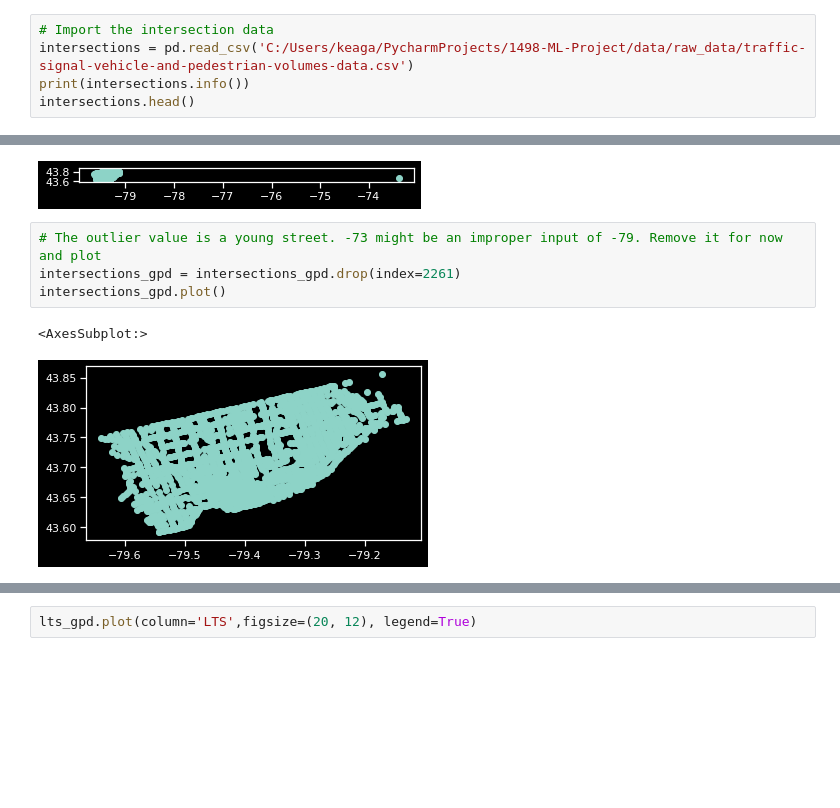
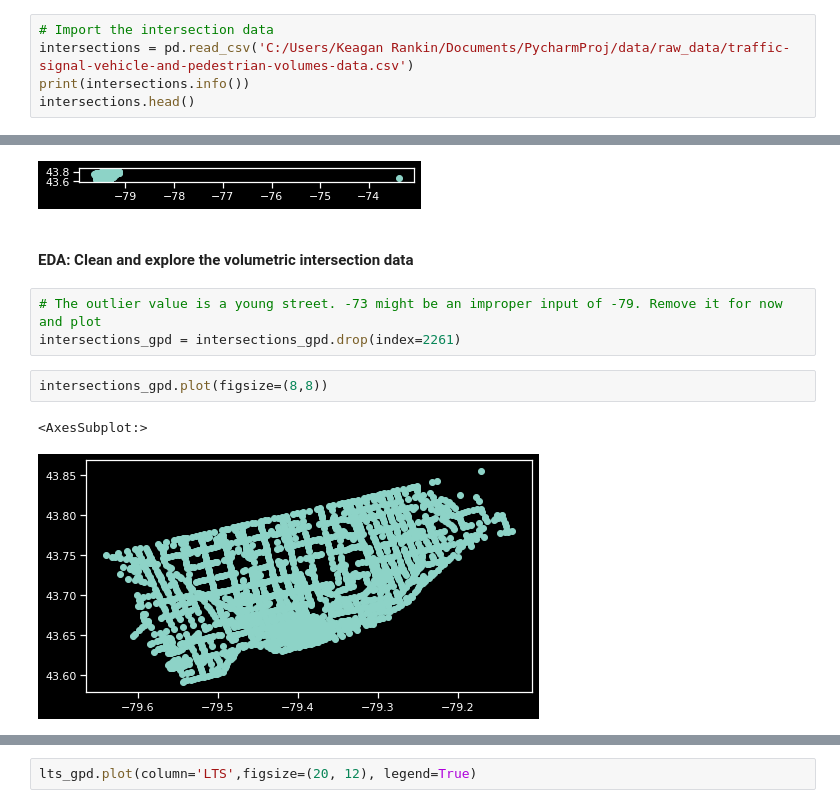
Before and after one commit to KeaganHRankin/Cycle-Classifier, a Jupyter notebook: edanalysis/eda_intersection_volume.ipynb, the cells around one changed output, grey strips where cells are left out. Cells and saved outputs as stored; diff of their text form; blank space fills up the shorter version.

Commit message:
Finished EDA of intersections volume, looking at other potential features 3-11-2022

```diff
--- a/edanalysis/eda_intersection_volume.ipynb
+++ b/edanalysis/eda_intersection_volume.ipynb
@@ -36,7 +36,7 @@ warnings.filterwarnings('ignore')
 data is in the raw data project folder. Includes intersections data, shapefile, and Bo's classifications
 # %%
 # Import the intersection data
-intersections = pd.read_csv('C:/Users/keaga/PycharmProjects/1498-ML-Project/data/raw_data/traffic-signal-vehicle-and-pedestrian-volumes-data.csv')
+intersections = pd.read_csv('C:/Users/Keagan Rankin/Documents/PycharmProj/data/raw_data/traffic-signal-vehicle-and-pedestrian-volumes-data.csv')
 print(intersections.info())
 intersections.head()
 # %% [output]
@@ -107,10 +107,13 @@ intersections.sort_values(by='Longitude', ascending=True)
 | 2261 | 2377 | YONGE ST | NaN | YORKVILLE AVE | NaN | 04-20-2016 | 43.671923 | -73.389642 | ... |
 2280 rows × 12 columns
 [figure]
+# %% [markdown]
+#### EDA: Clean and explore the volumetric intersection data
 # %%
 # The outlier value is a young street. -73 might be an improper input of -79. Remove it for now and plot
 intersections_gpd = intersections_gpd.drop(index=2261)
-intersections_gpd.plot()
-# %% [output]
-<AxesSubplot:>
-[figure, removed]
+# %%
+intersections_gpd.plot(figsize=(8,8))
+# %% [output]
+<AxesSubplot:>
+[figure, added]
```
Also changed, not shown: parts of 16 cells of this notebook, 1 other file.
